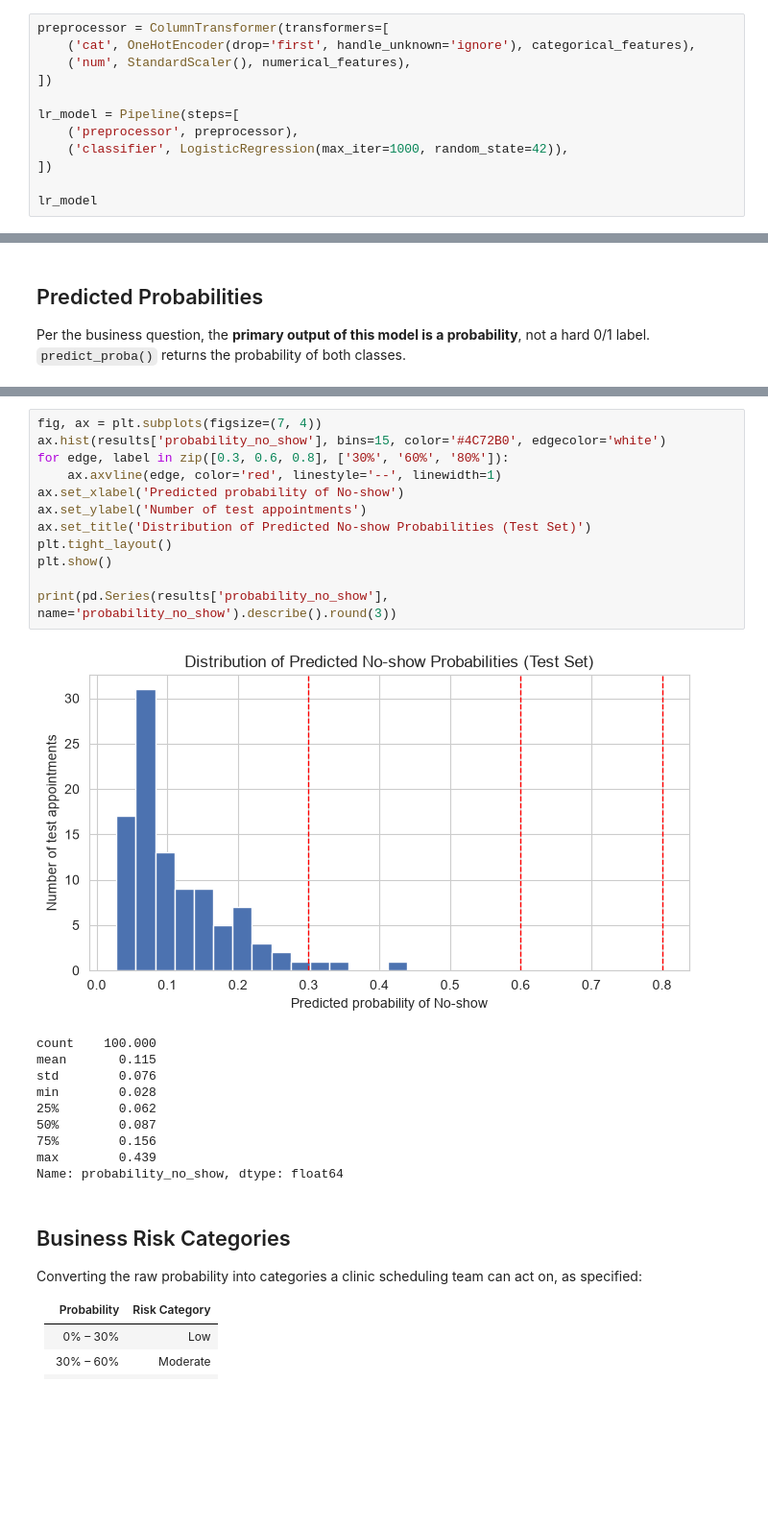
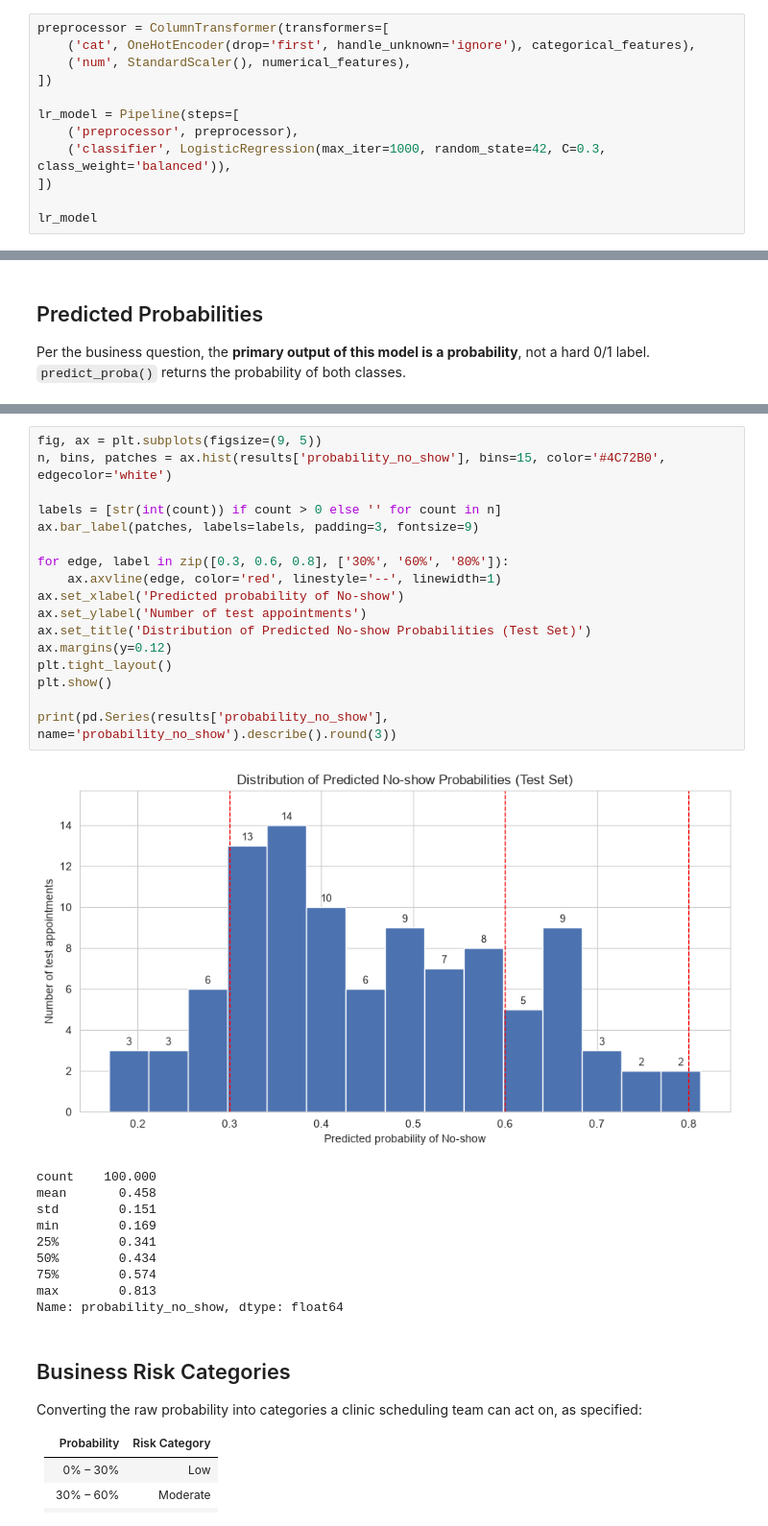
Before and after one commit to NavidulHoque/healthcare_appointment_analysis, a Jupyter notebook: python-analysis/03_predictive_modeling.ipynb, the cells around one changed output, grey strips where cells are left out. Shown at 96% size. Saved outputs shown, nothing was run; the diff lists cells and outputs as text; blank space fills up the shorter version.

```diff
--- a/python-analysis/03_predictive_modeling.ipynb
+++ b/python-analysis/03_predictive_modeling.ipynb
@@ -253,7 +255,7 @@ preprocessor = ColumnTransformer(transformers=[
 
 lr_model = Pipeline(steps=[
     ('preprocessor', preprocessor),
-    ('classifier', LogisticRegression(max_iter=1000, random_state=42)),
+    ('classifier', LogisticRegression(max_iter=1000, random_state=42, C=0.3, class_weight='balanced')),
 ])
 
 lr_model
@@ -387,26 +385,31 @@ results.sort_values('probability_no_show', ascending=False).head(10)
 | 397 | Female | Rajshahi | Dermatologist | Jul | Q3 | Tuesday | Weekday | 38 | ... |
 # %%
-fig, ax = plt.subplots(figsize=(7, 4))
-ax.hist(results['probability_no_show'], bins=15, color='#4C72B0', edgecolor='white')
+fig, ax = plt.subplots(figsize=(9, 5))
+n, bins, patches = ax.hist(results['probability_no_show'], bins=15, color='#4C72B0', edgecolor='white')
+
+labels = [str(int(count)) if count > 0 else '' for count in n]
+ax.bar_label(patches, labels=labels, padding=3, fontsize=9)
+
 for edge, label in zip([0.3, 0.6, 0.8], ['30%', '60%', '80%']):
     ax.axvline(edge, color='red', linestyle='--', linewidth=1)
 ax.set_xlabel('Predicted probability of No-show')
 ax.set_ylabel('Number of test appointments')
 ax.set_title('Distribution of Predicted No-show Probabilities (Test Set)')
+ax.margins(y=0.12)
 plt.tight_layout()
 plt.show()
 
 print(pd.Series(results['probability_no_show'], name='probability_no_show').describe().round(3))
 # %% [output]
-[figure, old version]
+[figure, new version]
 count    100.000
-mean       0.115
-std        0.076
-min        0.028
-25%        0.062
-50%        0.087
-75%        0.156
-max        0.439
+mean       0.458
+std        0.151
+min        0.169
+25%        0.341
+50%        0.434
+75%        0.574
+max        0.813
 Name: probability_no_show, dtype: float64
 # %% [markdown]
 ## Business Risk Categories
```
Also changed, not shown: parts of 19 cells of this notebook, 1 other file.
